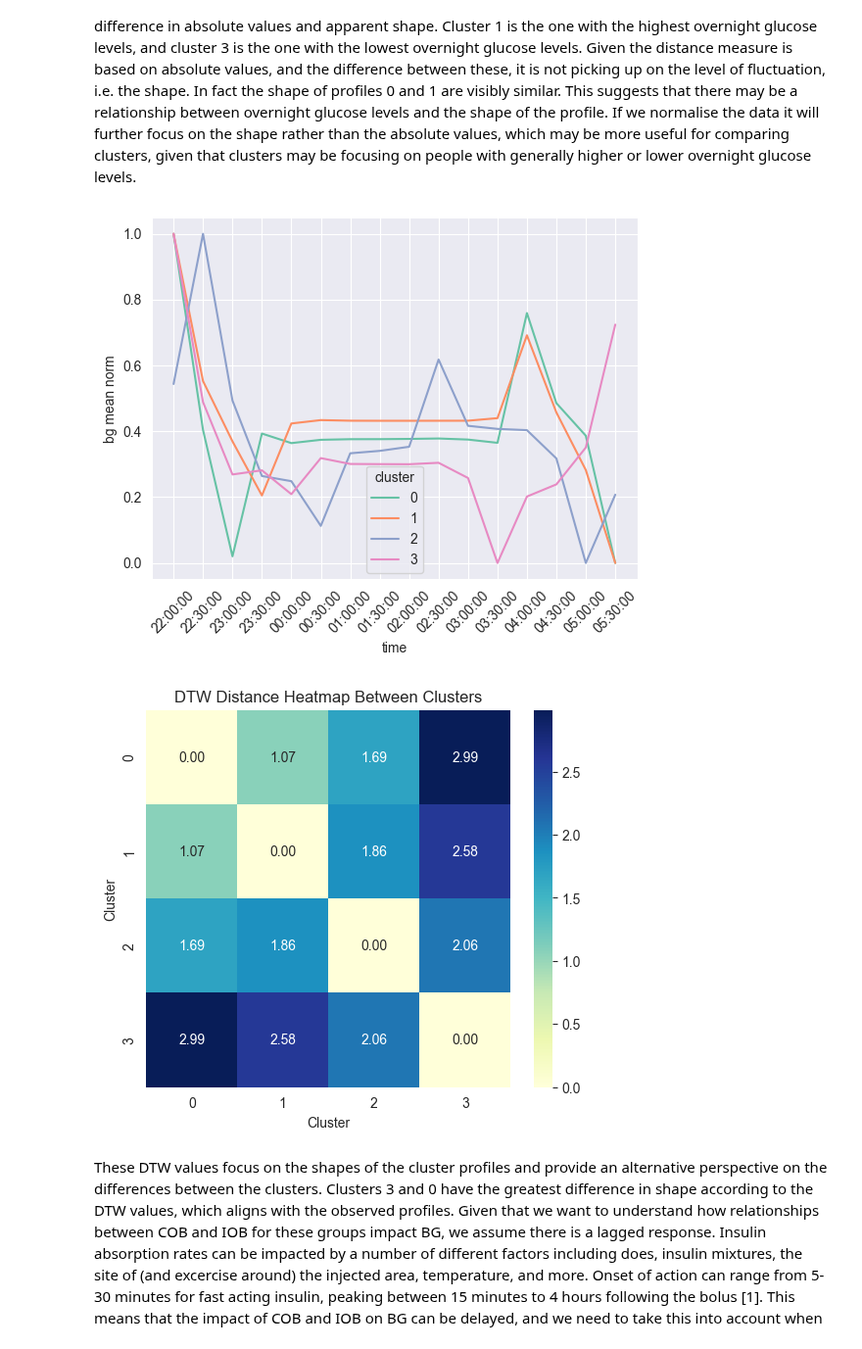
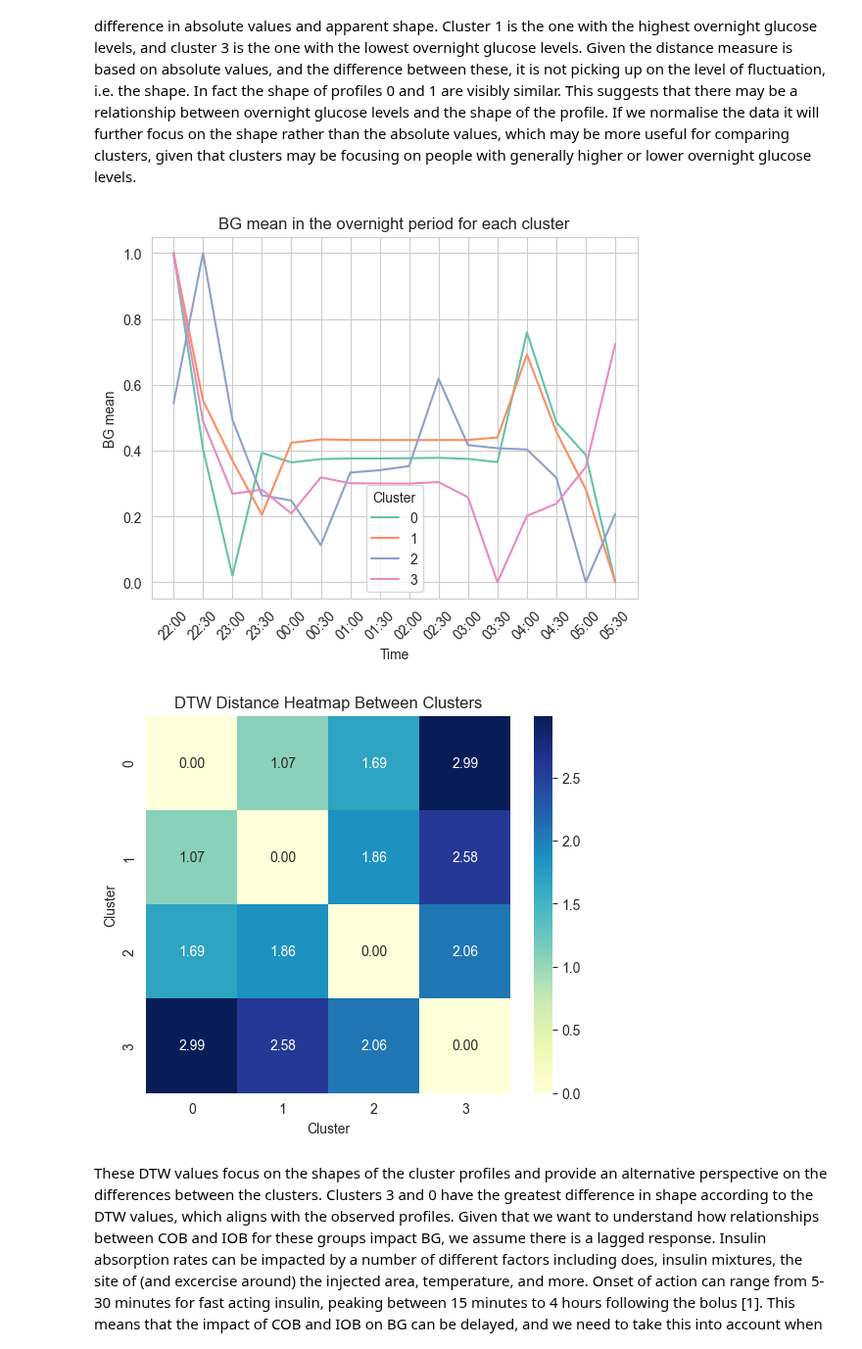
Before and after one commit to rdbrist/masters_project, a Jupyter notebook: notebooks/2.03b-rd-analysis-of-night-clusters.ipynb, the cells around one changed output. Shown at 98% size. Cells and saved outputs as stored; diff of their text form; code cells hidden in the pictures.

```diff
--- a/notebooks/2.03b-rd-analysis-of-night-clusters.ipynb
+++ b/notebooks/2.03b-rd-analysis-of-night-clusters.ipynb
@@ -117,17 +118,10 @@ def plot_cluster_bg_profiles(df, col):
     plt.xticks(rotation=45)
     plt.xlabel('Time')
     plt.ylabel('BG mean')
-    plt.legend(name='Cluster', title='Cluster')
+    plt.legend(title='Cluster')
     plt.title('BG mean in the overnight period for each cluster')
     plt.show()
 
 
-fig, ax = plt.subplots()
-sns.lineplot(df_long_bg, x='time', y='bg mean', hue='cluster', markers='cluster',  ax=ax, palette='Set2')
-plt.xticks(rotation=45)
-plt.xlabel('Time')
-plt.ylabel('BG mean')
-plt.legend(title='Cluster')
-plt.title('BG mean in the overnight period for each cluster')
-plt.show()
+plot_cluster_bg_profiles(df_long_bg, 'bg mean')
 # %% [output]
@@ -151,7 +145,7 @@ def heatmap_dtw_distance(df, col):
 
     dtw_df = pd.DataFrame(dtw_matrix, index=clusters, columns=clusters)
 
-    plt.figure(figsize=(6, 5))
+    plt.figure(figsize=(5, 3))
     sns.heatmap(dtw_df, annot=True, fmt=".2f", cmap="YlGnBu")
     plt.title("DTW Distance Heatmap Between Clusters")
     plt.xlabel("Cluster")
@@ -166,14 +160,12 @@ DTW measures the distance between two time series, which is useful for comparing
 # %%
 for c, df_c in df_long_bg.groupby('cluster'):
     df_c['bg mean norm'] = (df_c['bg mean'] - df_c['bg mean'].min()) / (df_c['bg mean'].max() - df_c['bg mean'].min())
     df_long_bg.loc[df_long_bg['cluster'] == c, 'bg mean norm'] = df_c['bg mean norm']
-fig, ax = plt.subplots()
-sns.lineplot(df_long_bg, x='time', y='bg mean norm', hue='cluster', markers='cluster',  ax=ax, palette='Set2')
-plt.xticks(rotation=45)
-plt.show()
+
+plot_cluster_bg_profiles(df_long_bg, 'bg mean norm')
 
 heatmap_dtw_distance(df_long_bg, 'bg mean norm')
 # %% [output]
-[figure, old version]
+[figure, new version]
 [figure]
 # %% [markdown]
```
Also changed, not shown: parts of 14 cells of this notebook, 5 other files.
